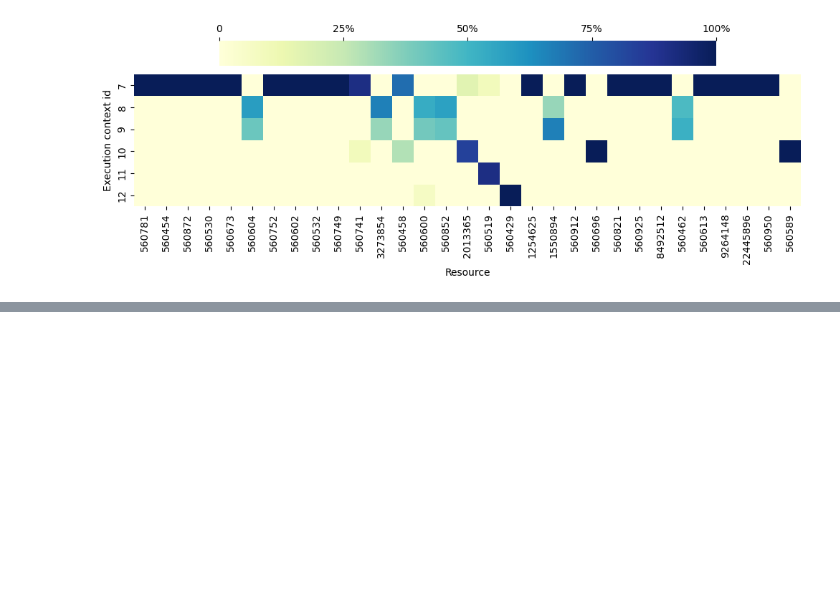
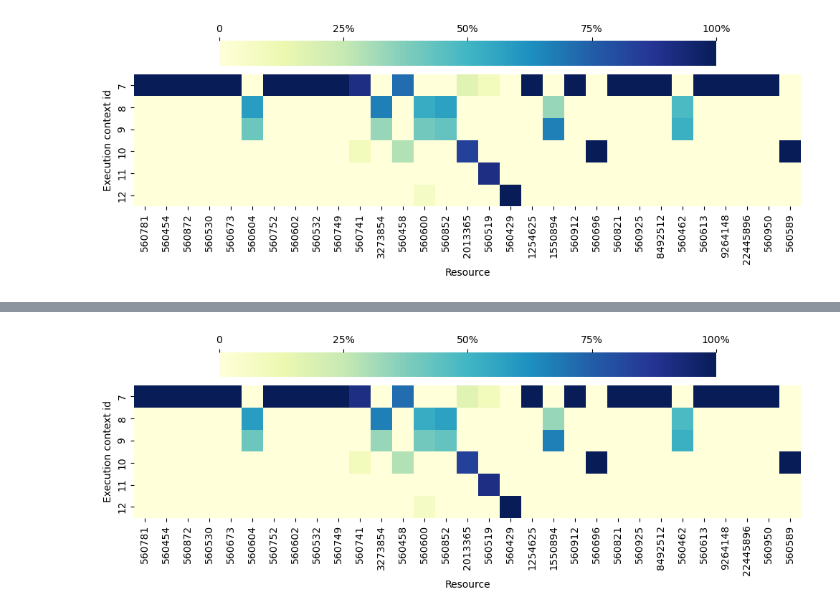
Before and after one commit to lucasb243/No-time-to-dice_group_project_IE692, a Jupyter notebook: learn_all.ipynb, the cells around one changed output, grey strips where cells are left out. Cells and saved outputs as stored; diff of their text form; code cells hidden in the pictures; blank space fills up the shorter version.

Commit message:
added matrix for our algorithms

```diff
--- a/learn_all.ipynb
+++ b/learn_all.ipynb
@@ -822,0 +826,95 @@ KeyError: "None of [Index(['7', '8', '9', '10', '11', '12'], dtype='object')] ar
+# %%
+# our matrix (AEST time manipulated)
+df = pd.read_csv('data/added_execution_contexts/bpic15_AEST.csv')
+df = df.rename(columns={
+           "org:resource": "Resource",
+           "AT_rule": "AT",
+           "TT_rule": "TT",
+           "CT_rule": "CT",
+   })
+
+df_res_events = df.groupby('Resource').size().sort_values(ascending=False).iloc[:]
+print(df_res_events)
+active_res = list(df_res_events.index)
+print(active_res)
+
+df = df[df['Resource'].isin(active_res)]
+
+
+df_co_events = df.groupby(['AT', 'TT']).size(
+).reset_index().sort_values(0, ascending=False)
+df_co_events = df_co_events.rename(columns={0: 'n_events'}).reset_index()[
+    ['AT', 'TT', 'n_events']]
+
+df_co_res = df.groupby(['AT', 'TT'])['Resource'].unique()
+
+df_x = df_co_events.join(df_co_res, on=['AT', 'TT'])
+print(df_x['Resource'])
+
+all_resources = sorted(df['Resource'].unique())
+
+selected_resources = set()
+
+# Jaccard distance
+co_resources = []
+
+for i, res in enumerate(df_x['Resource']):
+    # print(set(sorted(res)))
+    if i >= 6:
+        for r in res:
+            selected_resources.add(r)
+    co_resources.append(set(res))
+
+print(sorted(selected_resources))
+print(len(selected_resources))
+
+selected_resources = sorted(
+    selected_resources, key=lambda x: active_res.index(x))
+print(df_res_events.loc[selected_resources])
+
+# new
+df_COs = df.groupby('CO_rule').size().sort_values(ascending=False).reset_index(name='count')
+df_COs['CO_ID'] = df_COs['count'].rank(method='dense', ascending=False).astype(int).astype(str)
+df_COs.iloc[:6]
+# /new
+
+df_res_co_events = defaultdict(lambda: defaultdict(lambda: 0))
+for key, events in df.groupby(['Resource', 'CO_rule']):
+    r = key[0]
+    co_rule = key[1]
+
+    co = df_COs[df_COs['CO_rule'] == co_rule]['CO_ID'].iloc[0] or 'others'
+
+
+    df_res_co_events[r][co] = len(events)
+
+df_res_co_events = pd.DataFrame(df_res_co_events).fillna(0).T
+
+df_res_co_events = df_res_co_events[['7', '8', '9', '10', '11', '12']]
+df_res_co_events = df_res_co_events.loc[selected_resources]
+df_res_co_events = df_res_co_events.div(df_res_co_events.sum(axis=1), axis=0)
+
+mat_jac_dist = defaultdict(lambda: defaultdict(lambda: 0))
+
+for i in range(len(co_resources)):
+    for j in range(len(co_resources)):
+        u = co_resources[i]
+        v = co_resources[j]
+        mat_jac_dist[i+1][j+1] = 1 - len(u.intersection(v)) / len(u.union(v))
+
+print(mat_jac_dist)
+
+df_jac_dist = pd.DataFrame(mat_jac_dist).loc[1:7][list(range(1, 7+1))]
+# df_jac_dist
+
+f, ax = plt.subplots(figsize=(12, 3))
+sns.heatmap(df_res_co_events.T, ax=ax, cmap='YlGnBu', annot=False,
+            cbar_kws=dict(use_gridspec=False, location="top"))
+cbar = ax.collections[0].colorbar
+cbar.set_ticks([0, .25, .5, .75, 1])
+cbar.set_ticklabels(['0', '25%', '50%', '75%', '100%'])
+plt.xlabel("Resource")
+plt.ylabel("Execution context id")
+plt.show()
+f.savefig("graphs/res_prof_paper.pdf", bbox_inches='tight')
+# %% [output]
@@ -822,0 +938 @@ KeyError: "None of [Index(['7', '8', '9', '10', '11', '12'], dtype='object')] ar
+[figure, added]
```
Also changed, not shown: parts of 4 cells of this notebook.
